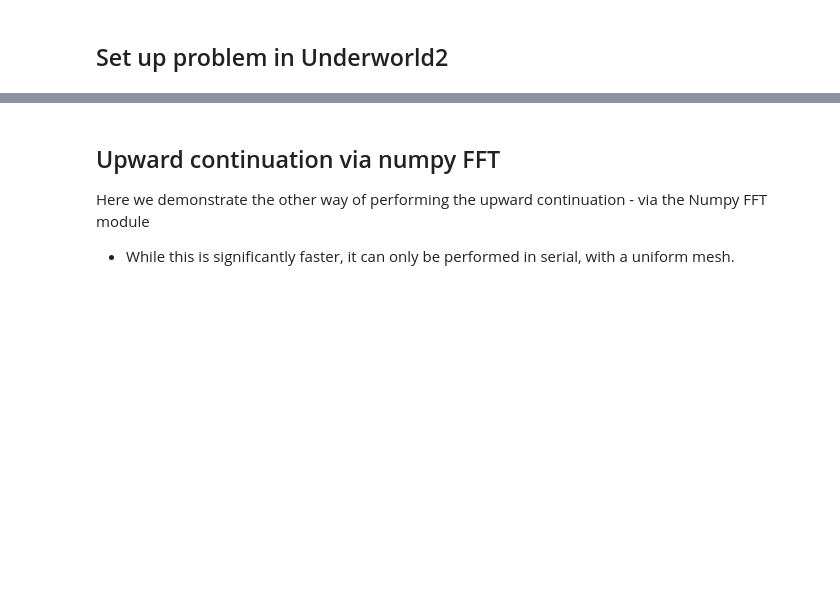
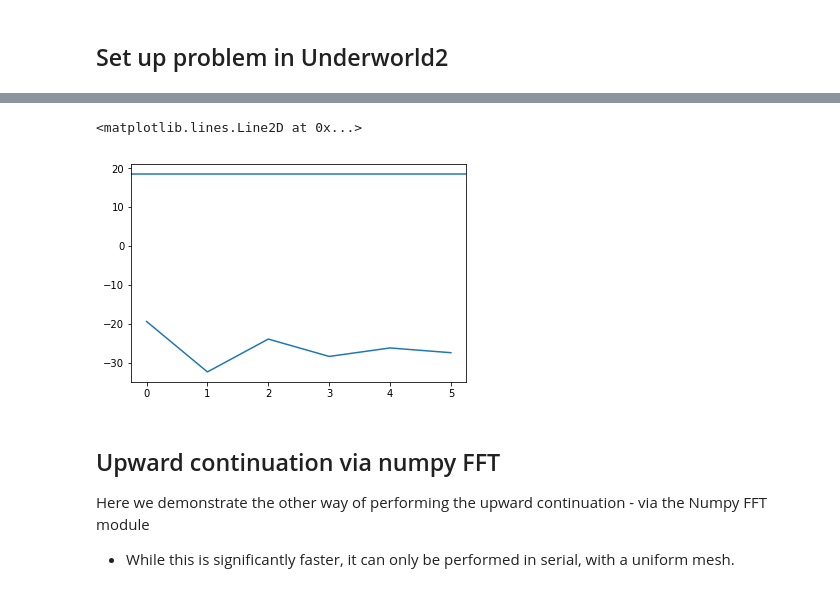
Before and after one commit to dansand/gravityPt1, a Jupyter notebook: pt2_gravityEx1.ipynb, the cells around one changed output, grey strips where cells are left out. Cells and saved outputs as stored; diff of their text form; code cells hidden in the pictures; blank space fills up the shorter version.

```diff
--- a/pt2_gravityEx1.ipynb
+++ b/pt2_gravityEx1.ipynb
@@ -138,0 +171,3 @@ ax.set_xlabel('angular wavenumber (dimensionless )')
+# %%
+average_ = uw.utils.Integral(densVar,mesh)
+mean = (1./width)*average_.evaluate()[0]
@@ -139,3 +179,9 @@ ax.set_xlabel('angular wavenumber (dimensionless )')
+# %%
+plt.plot( -1.*(np.cumsum(sum_ ) + mean)*densityIntFac*gravitationalFac*1e5)
+plt.axhline(gravUw[1]*1e5, 0, 12)
+# %% [output]
+<matplotlib.lines.Line2D at 0x...>
+[figure, added]
 # %% [markdown]
 ## Upward continuation via numpy FFT
 
```
Also changed, not shown: parts of 25 cells of this notebook, 4 other files.
